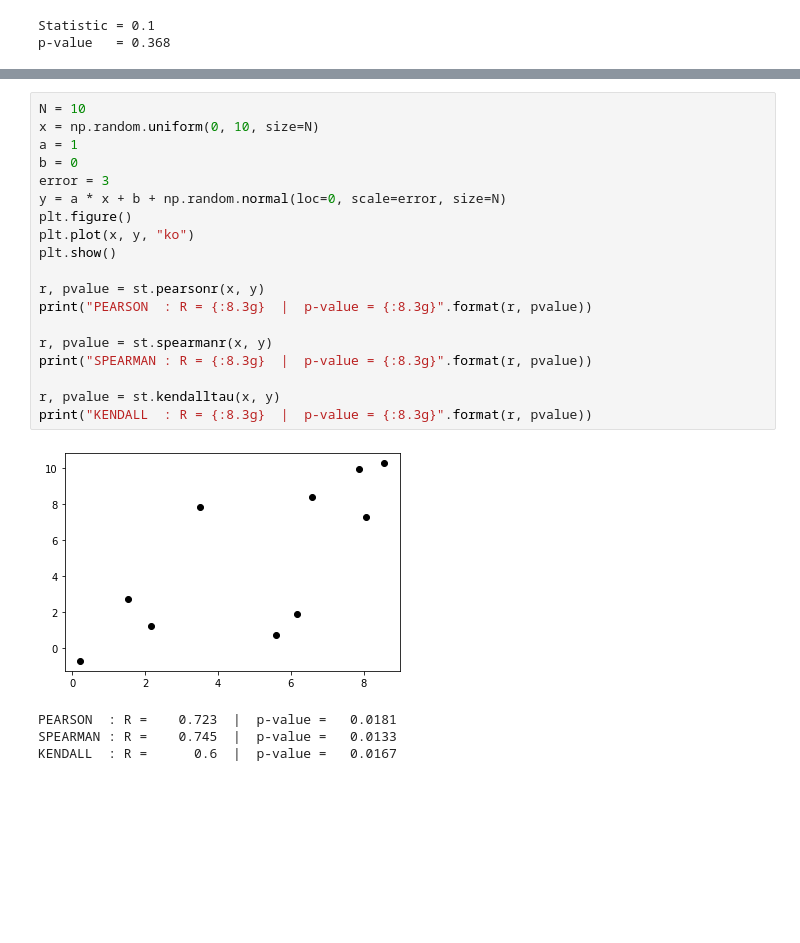
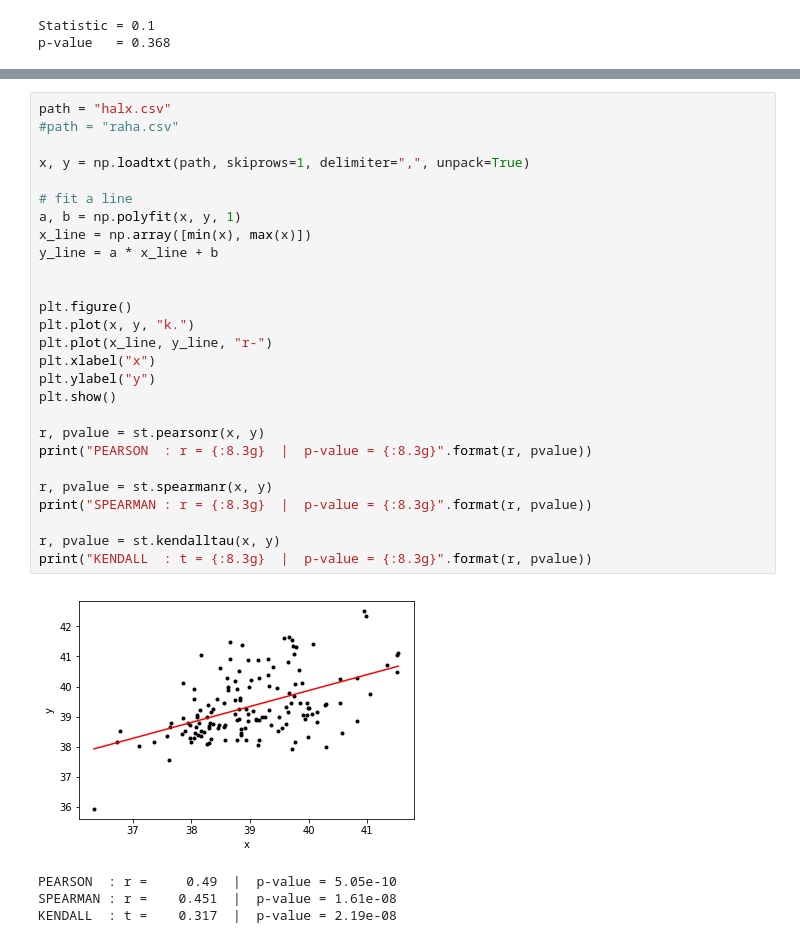
Before and after one commit to astrostatistics-in-crete/2019_summer_school, a Jupyter notebook: Hypothesis/hypothesis_S.ipynb, the cells around one changed output, grey strips where cells are left out. Drawn from its saved outputs; the diff is of its cells as text; blank space fills up the shorter version.

```diff
--- a/Hypothesis/hypothesis_S.ipynb
+++ b/Hypothesis/hypothesis_S.ipynb
@@ -362,24 +454,32 @@ TODO: add comparison... pros and cons...
 # %%
-N = 10
-x = np.random.uniform(0, 10, size=N)
-a = 1
-b = 0
-error = 3
-y = a * x + b + np.random.normal(loc=0, scale=error, size=N)
+path = "halx.csv"
+#path = "raha.csv"
+
+x, y = np.loadtxt(path, skiprows=1, delimiter=",", unpack=True)
+
+# fit a line
+a, b = np.polyfit(x, y, 1)
+x_line = np.array([min(x), max(x)])
+y_line = a * x_line + b
+
+
 plt.figure()
-plt.plot(x, y, "ko")
+plt.plot(x, y, "k.")
+plt.plot(x_line, y_line, "r-")
+plt.xlabel("x")
+plt.ylabel("y")
 plt.show()
 
 r, pvalue = st.pearsonr(x, y)
-print("PEARSON  : R = {:8.3g}  |  p-value = {:8.3g}".format(r, pvalue))
+print("PEARSON  : r = {:8.3g}  |  p-value = {:8.3g}".format(r, pvalue))
 
 r, pvalue = st.spearmanr(x, y)
-print("SPEARMAN : R = {:8.3g}  |  p-value = {:8.3g}".format(r, pvalue))
+print("SPEARMAN : r = {:8.3g}  |  p-value = {:8.3g}".format(r, pvalue))
 
 r, pvalue = st.kendalltau(x, y)
-print("KENDALL  : R = {:8.3g}  |  p-value = {:8.3g}".format(r, pvalue))
+print("KENDALL  : t = {:8.3g}  |  p-value = {:8.3g}".format(r, pvalue))
 # %% [output]
-[figure, old version]
+[figure, new version]
-PEARSON  : R =    0.723  |  p-value =   0.0181
-SPEARMAN : R =    0.745  |  p-value =   0.0133
-KENDALL  : R =      0.6  |  p-value =   0.0167
+PEARSON  : r =     0.49  |  p-value = 5.05e-10
+SPEARMAN : r =    0.451  |  p-value = 1.61e-08
+KENDALL  : t =    0.317  |  p-value = 2.19e-08
```
Also changed, not shown: parts of 17 cells of this notebook, 7 other files.
